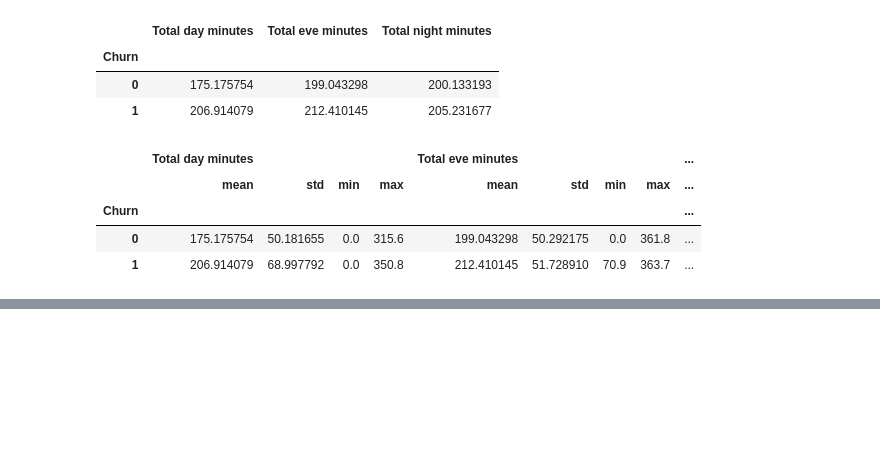
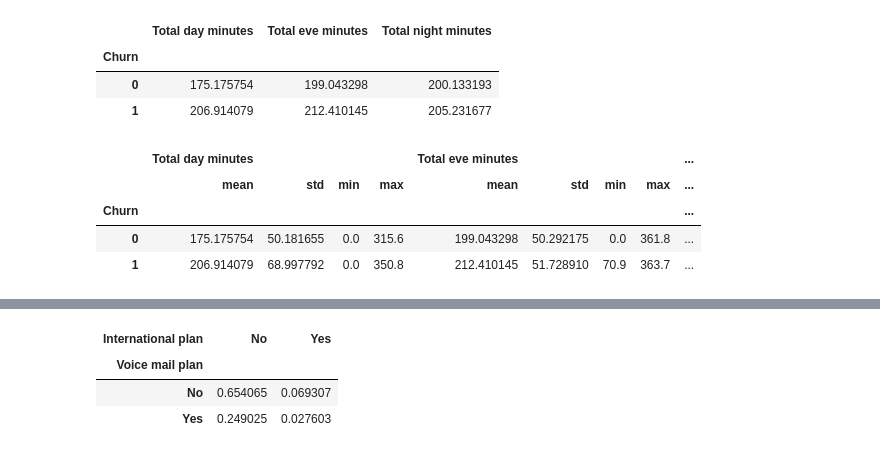
Before and after one commit to pb319/Exploring_EDA, a Jupyter notebook: practice1.ipynb, the cells around one changed output, grey strips where cells are left out. Cells and saved outputs as stored; diff of their text form; code cells hidden in the pictures; blank space fills up the shorter version.

```diff
--- a/practice1.ipynb
+++ b/practice1.ipynb
@@ -292,0 +303,7 @@ df.groupby(["Churn"])[columns_to_show].agg([np.mean, np.std, np.min, np.max])
+# %%
+pd.crosstab(df["Voice mail plan"],df["International plan"],normalize= True)
+# %% [output]
+| International plan | No | Yes |
+| Voice mail plan |  |  |
+| No | 0.654065 | 0.069307 |
+| Yes | 0.249025 | 0.027603 |
```
Also changed, not shown: parts of 12 cells of this notebook.
